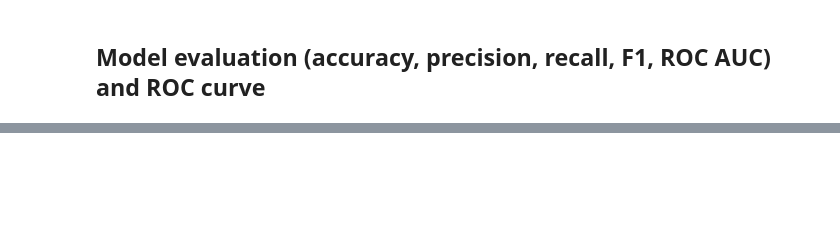
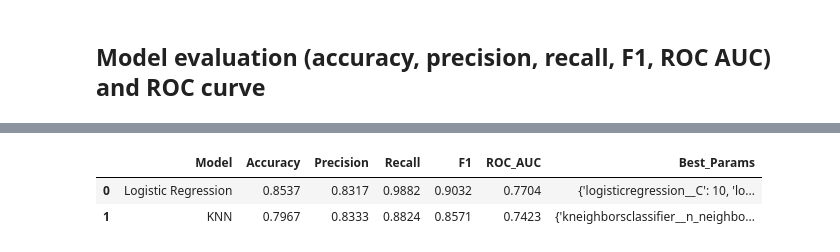
Before and after one commit to spideyeng/5m-data-3.3-supervised-learning, a Jupyter notebook: notebooks/Assignment for 3.3. Supervised Learning.ipynb, the cells around one changed output, grey strips where cells are left out. Cells and saved outputs as stored; diff of their text form; code cells hidden in the pictures; blank space fills up the shorter version.

```diff
--- a/notebooks/Assignment for 3.3. Supervised Learning.ipynb
+++ b/notebooks/Assignment for 3.3. Supervised Learning.ipynb
@@ -424,0 +352,80 @@ Model comparison on test set:
+# %%
+# Create a comparison DataFrame between the tuned Logistic Regression and KNN models
+# Assumes the previous cell has been run and the following variables exist:
+# gs_lr, gs_knn, best_lr, best_knn, X_test_raw, y_test
+
+import pandas as pd
+import numpy as np
+from sklearn.metrics import accuracy_score, precision_score, recall_score, f1_score, roc_auc_score
+
+def safe_proba_score(model, X):
+    """Return probability scores for the positive class if available, else None."""
+    if hasattr(model, "predict_proba"):
+        try:
+            return model.predict_proba(X)[:, 1]
+        except Exception:
+            return None
+    if hasattr(model, "decision_function"):
+        try:
+            return model.decision_function(X)
+        except Exception:
+            return None
+    return None
+
+def compute_metrics(model, X, y, model_name=None, best_params=None):
+    y_pred = model.predict(X)
+    y_proba = safe_proba_score(model, X)
+
+    metrics = {
+        "Model": model_name if model_name is not None else type(model).__name__,
+        "Accuracy": accuracy_score(y, y_pred),
+        "Precision": precision_score(y, y_pred, zero_division=0),
+        "Recall": recall_score(y, y_pred, zero_division=0),
+        "F1": f1_score(y, y_pred, zero_division=0),
+        "ROC_AUC": roc_auc_score(y, y_proba) if y_proba is not None else np.nan,
+        "Best_Params": best_params if best_params is not None else {}
+    }
+    return metrics
+
+# Gather metrics for both models
+metrics_lr = compute_metrics(
+    best_lr, X_test_raw, y_test,
+    model_name="Logistic Regression",
+    best_params=(gs_lr.best_params_ if 'gs_lr' in globals() and hasattr(gs_lr, 'best_params_') else {})
+)
+
+metrics_knn = compute_metrics(
+    best_knn, X_test_raw, y_test,
+    model_name="KNN",
+    best_params=(gs_knn.best_params_ if 'gs_knn' in globals() and hasattr(gs_knn, 'best_params_') else {})
+)
+
+# Build DataFrame
+comparison_df = pd.DataFrame([metrics_lr, metrics_knn])
+
+# Round numeric metrics for readability without using applymap
+num_cols = ["Accuracy", "Precision", "Recall", "F1", "ROC_AUC"]
+
+for col in num_cols:
+    if col not in comparison_df.columns:
+        continue
+    # If column is already numeric dtype, use vectorized round
+    if pd.api.types.is_numeric_dtype(comparison_df[col]):
+        comparison_df[col] = comparison_df[col].round(4)
+    else:
+        # Mixed types: round only numeric values, leave others (and NaN) unchanged
+        comparison_df[col] = comparison_df[col].map(
+            lambda v: round(v, 4) if pd.notnull(v) and isinstance(v, (int, float, np.floating, np.integer)) else v
+        )
+
+# Reorder columns
+cols = ["Model"] + num_cols + ["Best_Params"]
+comparison_df = comparison_df[cols]
+
+# Sort by ROC_AUC (NaNs last) and reset index
+comparison_df = comparison_df.sort_values(by="ROC_AUC", ascending=False, na_position='last').reset_index(drop=True)
+
+# Display the comparison DataFrame
+print("Model comparison on test set:")
+display(comparison_df)
+# %% [output]
@@ -424,0 +433,3 @@ Model comparison on test set:
+|  | Model | Accuracy | Precision | Recall | F1 | ROC_AUC | Best_Params |
+| 0 | Logistic Regression | 0.8537 | 0.8317 | 0.9882 | 0.9032 | 0.7704 | {'logisticregression__C': 10, 'lo... |
+| 1 | KNN | 0.7967 | 0.8333 | 0.8824 | 0.8571 | 0.7423 | {'kneighborsclassifier__n_neighbo... |
```
Also changed, not shown: parts of 4 cells of this notebook.
